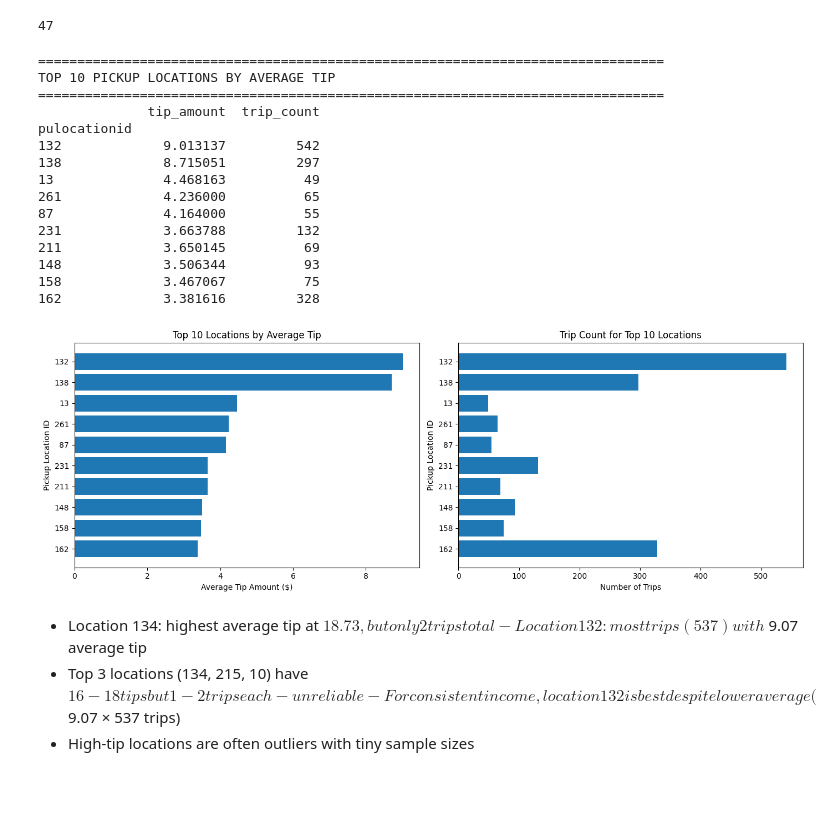
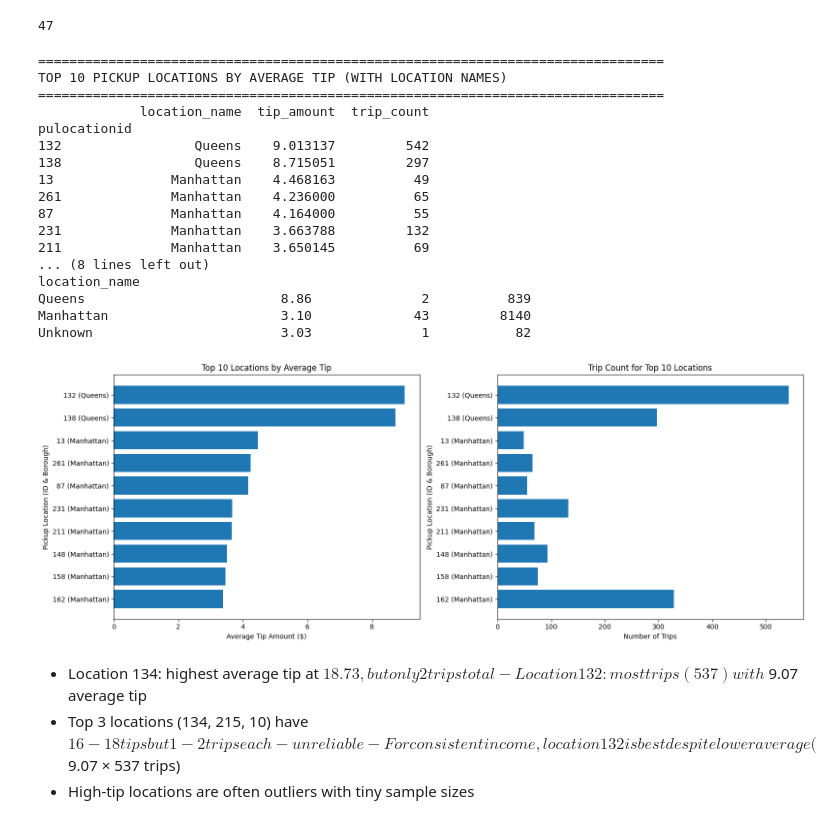
Before and after one commit to chanakyavasantha/NYC-TAXI-TIP-FARE-PREDICTION, a Jupyter notebook: training.ipynb, the cells around one changed output. Cells and saved outputs as stored; diff of their text form; code cells hidden in the pictures; blank space fills up the shorter version.

```diff
--- a/training.ipynb
+++ b/training.ipynb
@@ -581,62 +581,85 @@ df['pulocationid'].nunique()
 # %% [output]
 47
 # %%
+# First, create a location mapping from the original data
+original_df = pd.read_csv('data/yellow_taxi_data.csv')
+location_mapping = original_df[['pulocationid', 'pulocation']].drop_duplicates().set_index('pulocationid')['pulocation'].to_dict()
+
 location_tips = df.groupby('pulocationid').agg({
     'tip_amount': 'mean',
     'pulocationid': 'count'
 }).rename(columns={'pulocationid': 'trip_count'})
 
+# Add location names
+location_tips['location_name'] = location_tips.index.map(location_mapping)
+
 # Sort by average tip
 location_tips = location_tips.sort_values('tip_amount', ascending=False)
 
 print("\n" + "="*80)
-print("TOP 10 PICKUP LOCATIONS BY AVERAGE TIP")
+print("TOP 10 PICKUP LOCATIONS BY AVERAGE TIP (WITH LOCATION NAMES)")
 print("="*80)
-print(location_tips.head(10))
+print(location_tips[['location_name', 'tip_amount', 'trip_count']].head(10))
 
-# Visualize top 10 locations
+# Also show borough-level summary
+print("\n" + "="*80)
+print("AVERAGE TIPS BY BOROUGH")
+print("="*80)
+borough_summary = location_tips.groupby('location_name').agg({
+    'tip_amount': ['mean', 'count'],
+    'trip_count': 'sum'
+}).round(2)
+borough_summary.columns = ['avg_tip_per_location', 'num_locations', 'total_trips']
+print(borough_summary.sort_values('avg_tip_per_location', ascending=False))
+
+# Visualize top 10 locations with names
 top_10_locations = location_tips.head(10)
 
-fig, ax = plt.subplots(1, 2, figsize=(14, 5))
+fig, ax = plt.subplots(1, 2, figsize=(16, 6))
+
+# Create labels with both ID and location name
+labels = [f"{idx} ({row['location_name']})" for idx, row in top_10_locations.iterrows()]
 
 # Average tip
 ax[0].barh(range(len(top_10_locations)), top_10_locations['tip_amount'])
 ax[0].set_yticks(range(len(top_10_locations)))
-ax[0].set_yticklabels(top_10_locations.index)
+ax[0].set_yticklabels(labels)
 ax[0].set_xlabel('Average Tip Amount ($)')
-ax[0].set_ylabel('Pickup Location ID')
+ax[0].set_ylabel('Pickup Location (ID & Borough)')
 ax[0].set_title('Top 10 Locations by Average Tip')
 ax[0].invert_yaxis()
 
 # Trip count
 ax[1].barh(range(len(top_10_locations)), top_10_locations['trip_count'])
 ax[1].set_yticks(range(len(top_10_locations)))
-ax[1].set_yticklabels(top_10_locations.index)
+ax[1].set_yticklabels(labels)
 ax[1].set_xlabel('Number of Trips')
-ax[1].set_ylabel('Pickup Location ID')
+ax[1].set_ylabel('Pickup Location (ID & Borough)')
 ax[1].set_title('Trip Count for Top 10 Locations')
 ax[1].invert_yaxis()
 
 plt.tight_layout()
 plt.savefig('plots/data_visualisation/top_locations_tips.png', dpi=300, bbox_inches='tight')
 plt.show()
 # %% [output]
 ================================================================================
-TOP 10 PICKUP LOCATIONS BY AVERAGE TIP
+TOP 10 PICKUP LOCATIONS BY AVERAGE TIP (WITH LOCATION NAMES)
 ================================================================================
-              tip_amount  trip_count
+             location_name  tip_amount  trip_count
 pulocationid
-132             9.013137         542
-138             8.715051         297
-13              4.468163          49
-261             4.236000          65
-87              4.164000          55
-231             3.663788         132
-211             3.650145          69
-148             3.506344          93
-158             3.467067          75
-162             3.381616         328
+132                 Queens    9.013137         542
+138                 Queens    8.715051         297
+13               Manhattan    4.468163          49
+261              Manhattan    4.236000          65
+87               Manhattan    4.164000          55
+231              Manhattan    3.663788         132
+211              Manhattan    3.650145          69
+... (8 lines left out)
+location_name
+Queens                         8.86              2          839
+Manhattan                      3.10             43         8140
+Unknown                        3.03              1           82
-[figure, old version]
+[figure, new version]
 # %% [markdown]
 - Location 134: highest average tip at $18.73, but only 2 trips total
 - Location 132: most trips (537) with $9.07 average tip
```
Also changed, not shown: parts of 3 cells of this notebook, 9 other files.
